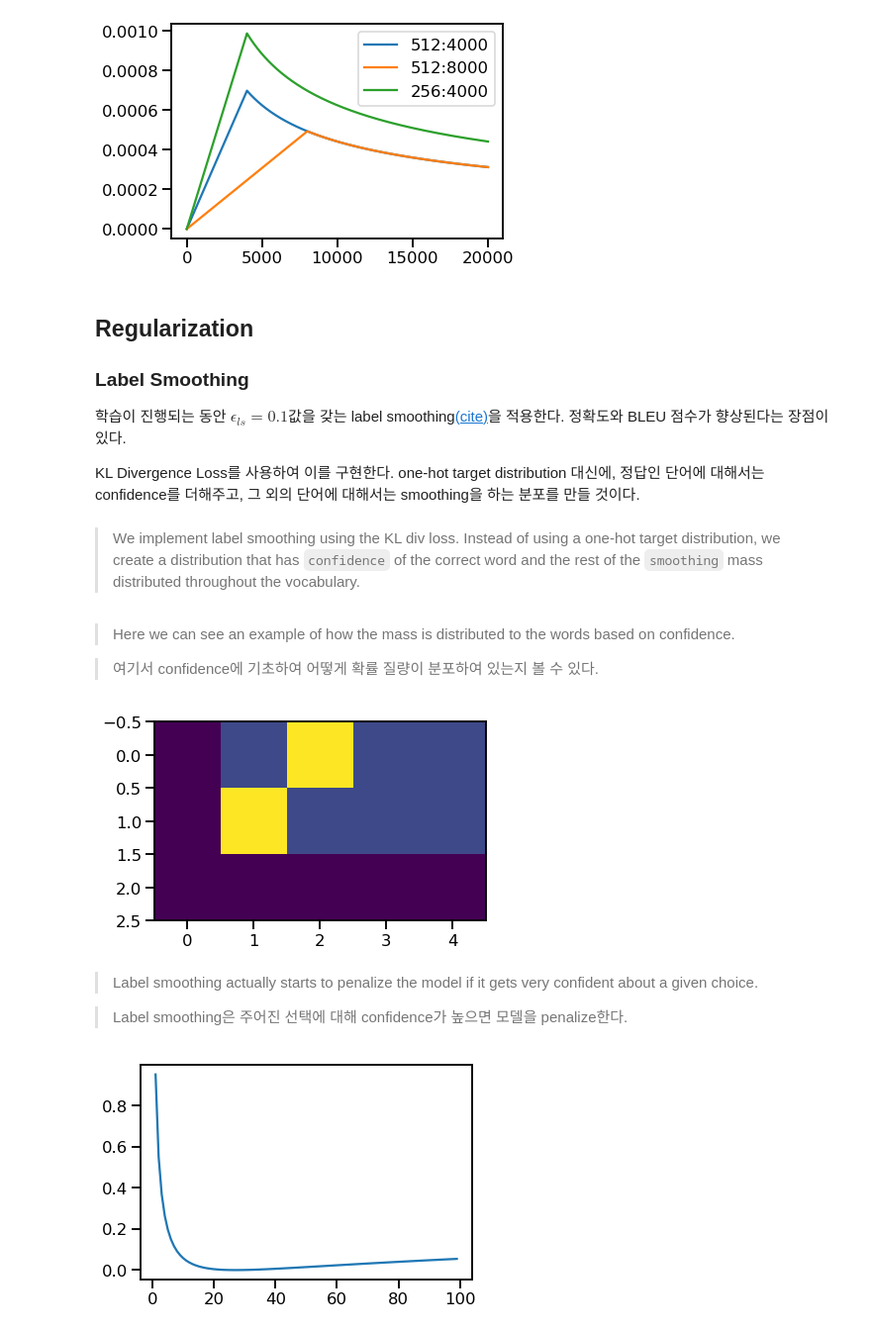
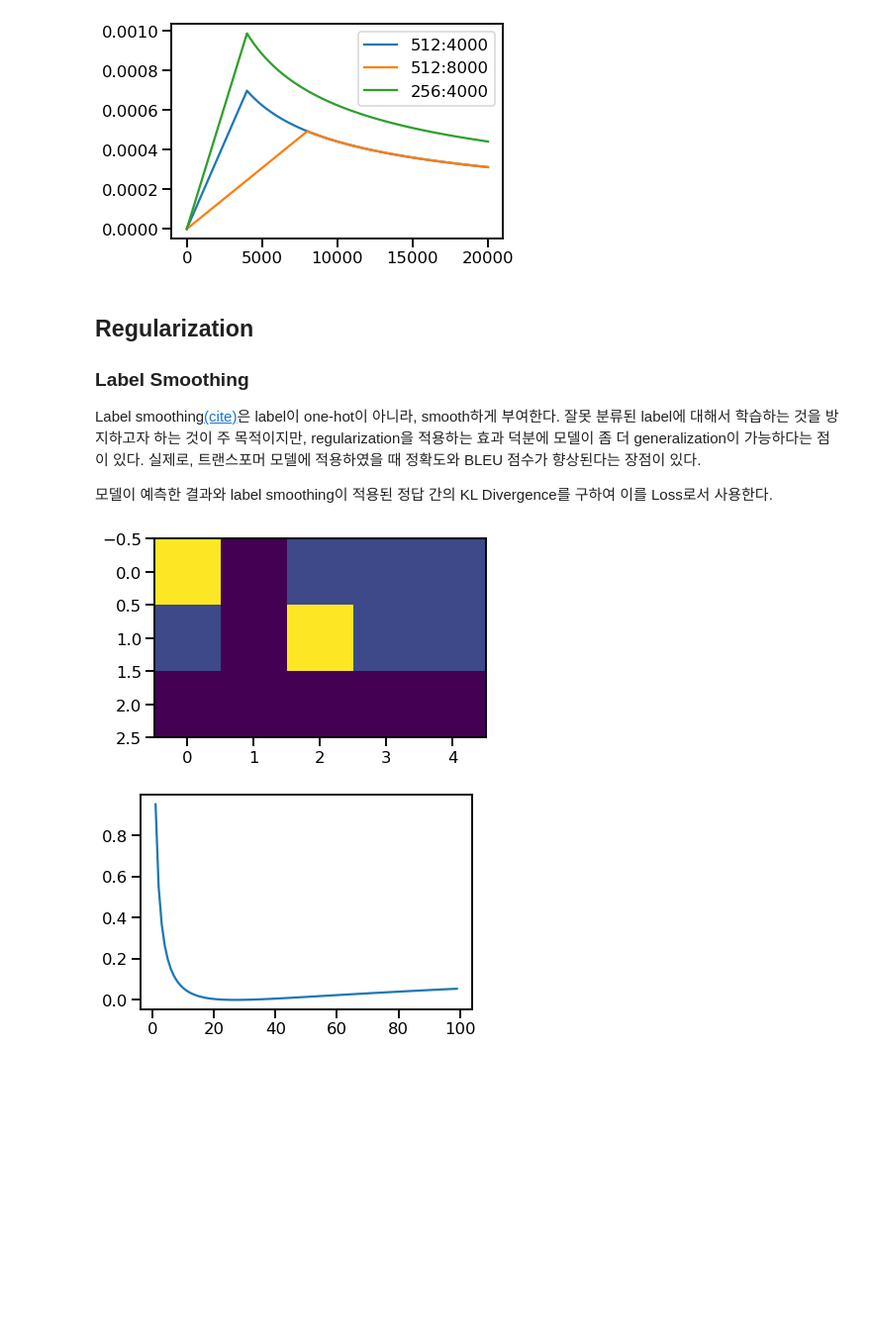
Before and after one commit to hursung1/Transformer, a Jupyter notebook: The Annotated Transformer.ipynb, the cells around one changed output. Shown at 99% size. Cells and saved outputs as stored; diff of their text form; code cells hidden in the pictures; blank space fills up the shorter version.

```diff
--- a/The Annotated Transformer.ipynb
+++ b/The Annotated Transformer.ipynb
@@ -512,16 +484,14 @@ plt.legend(["512:4000", "512:8000", "256:4000"])
 None
 # %% [output]
 [figure]
-# %% [markdown]
-## Regularization
-
-### Label Smoothing
-
-학습이 진행되는 동안 $\epsilon_{ls}=0.1$값을 갖는 label smoothing[(cite)](https://arxiv.org/abs/1512.00567)을 적용한다. 정확도와 BLEU 점수가 향상된다는 장점이 있다.
-
-KL Divergence Loss를 사용하여 이를 구현한다. one-hot target distribution 대신에, 정답인 단어에 대해서는 confidence를 더해주고, 그 외의 단어에 대해서는 smoothing을 하는 분포를 만들 것이다.
-# %% [markdown]
-> We implement label smoothing using the KL div loss. Instead of using a one-hot target distribution, we create a distribution that has `confidence` of the correct word and the rest of the `smoothing` mass distributed throughout the vocabulary.
+# %% [markdown]
+## Regularization
+
+### Label Smoothing
+
+Label smoothing[(cite)](https://arxiv.org/abs/1512.00567)은 label이 one-hot이 아니라, smooth하게 부여한다. 잘못 분류된 label에 대해서 학습하는 것을 방지하고자 하는 것이 주 목적이지만, regularization을 적용하는 효과 덕분에 모델이 좀 더 generalization이 가능하다는 점이 있다. 실제로, 트랜스포머 모델에 적용하였을 때 정확도와 BLEU 점수가 향상된다는 장점이 있다.
+
+모델이 예측한 결과와 label smoothing이 적용된 정답 간의 KL Divergence를 구하여 이를 Loss로서 사용한다.
 # %%
 class LabelSmoothing(nn.Module):
     "Implement label smoothing."
@@ -545,27 +515,18 @@ class LabelSmoothing(nn.Module):
             true_dist.index_fill_(0, mask.squeeze(), 0.0)
         self.true_dist = true_dist
         return self.criterion(x, copy.deepcopy(true_dist.detach().data))
-# %% [markdown]
-> Here we can see an example of how the mass is distributed to the words based on confidence.
-
-> 여기서 confidence에 기초하여 어떻게 확률 질량이 분포하여 있는지 볼 수 있다.
 # %%
 #Example of label smoothing.
-crit = LabelSmoothing(5, 0, 0.4)
+crit = LabelSmoothing(5, 1, 0.4)
 predict = torch.FloatTensor([[0, 0.2, 0.7, 0.1, 0],
                              [0, 0.2, 0.7, 0.1, 0],
                              [0, 0.2, 0.7, 0.1, 0]])
-v = crit(predict.log(), torch.LongTensor([2, 1, 0]))
+v = crit(predict.log(), torch.LongTensor([0, 2, 1]))
 
-# Show the target distributions expected by the system.
+# smoothing을 통해, 예측 target 분포를 보여줌.
 plt.imshow(crit.true_dist)
-None
 # %% [output]
-[figure, old version]
+[figure, new version]
-# %% [markdown]
-> Label smoothing actually starts to penalize the model if it gets very confident about a given choice.
-
-> Label smoothing은 주어진 선택에 대해 confidence가 높으면 모델을 penalize한다.
 # %%
 crit = LabelSmoothing(5, 0, 0.1)
 def loss(x):
```
Also changed, not shown: parts of 42 cells of this notebook.
